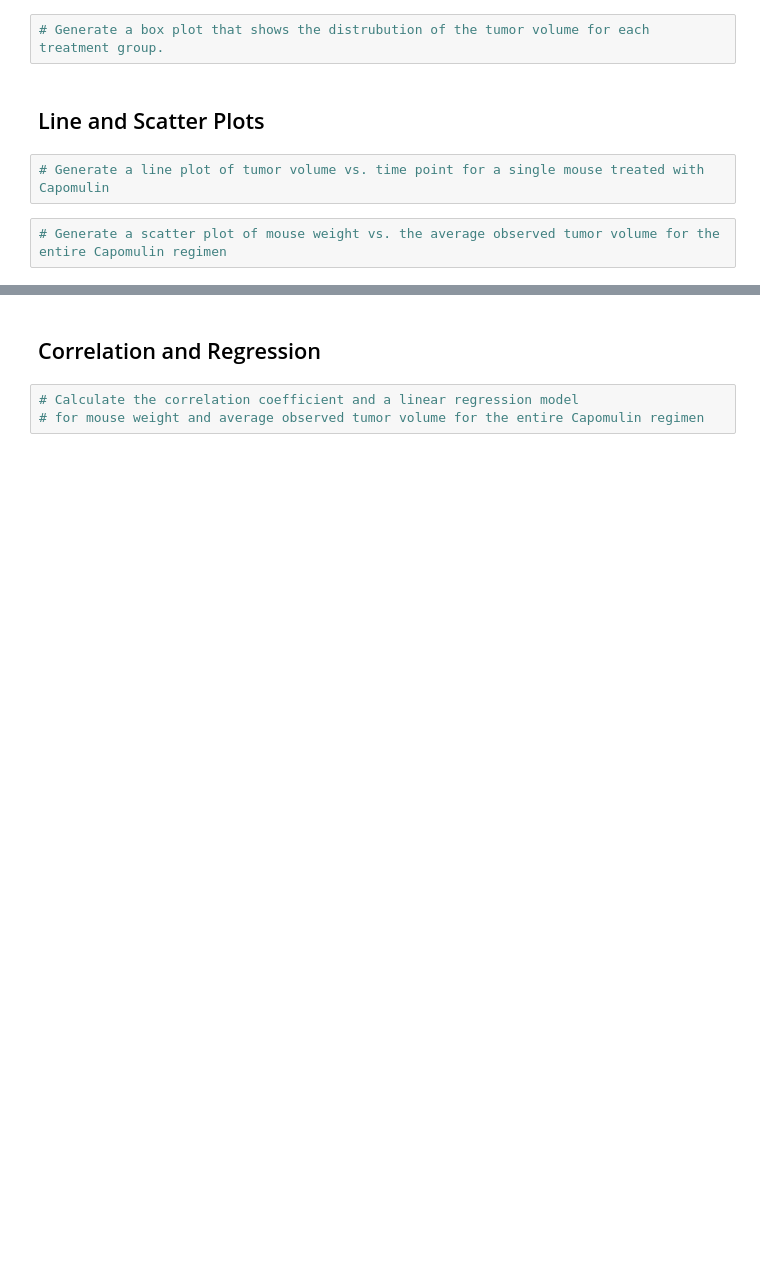
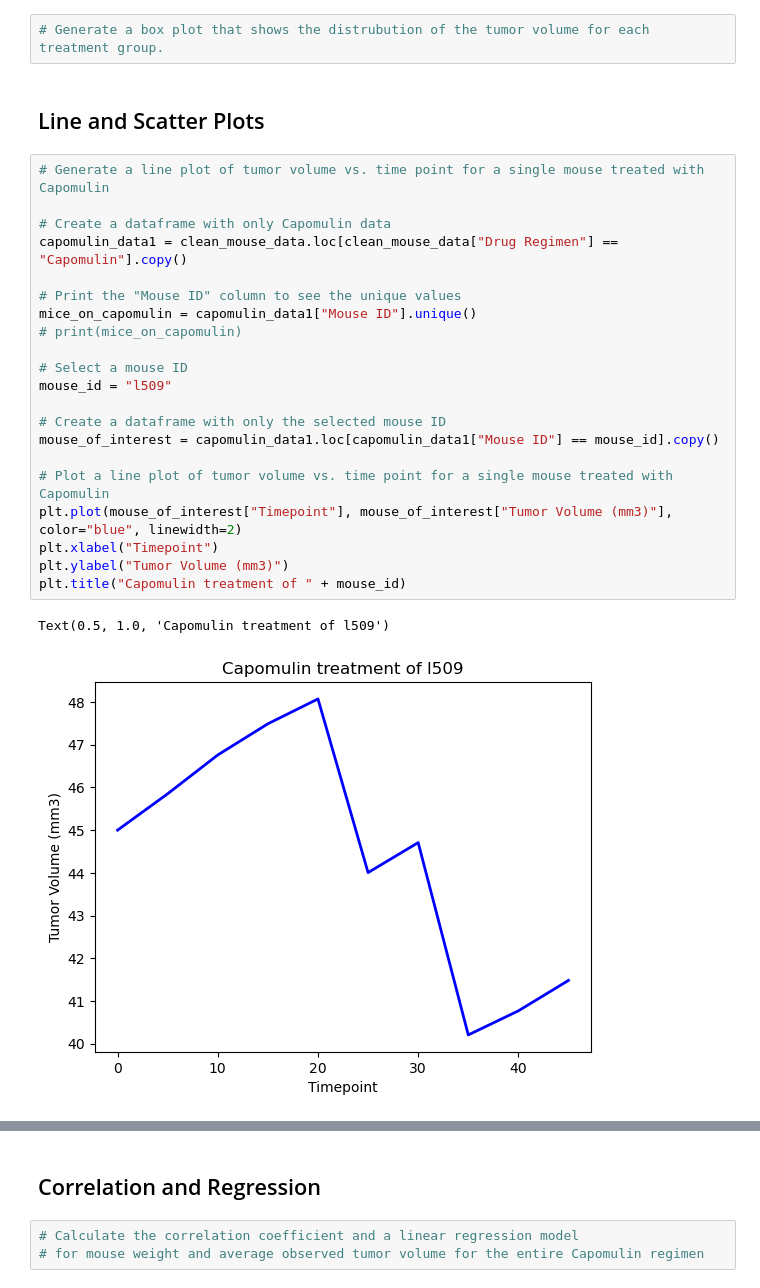
Before and after one commit to sarsteg/Pymaceuticals, a Jupyter notebook: pymaceuticals_analysis.ipynb, the cells around one changed output, grey strips where cells are left out. Drawn from its saved outputs; the diff is of its cells as text; blank space fills up the shorter version.

Commit message:
line graphs completed

```diff
--- a/pymaceuticals_analysis.ipynb
+++ b/pymaceuticals_analysis.ipynb
@@ -264,7 +304,27 @@ plt.show()
 # Generate a box plot that shows the distrubution of the tumor volume for each treatment group.
 # %% [markdown]
 ## Line and Scatter Plots
-# %%
-# Generate a line plot of tumor volume vs. time point for a single mouse treated with Capomulin
-# %%
-# Generate a scatter plot of mouse weight vs. the average observed tumor volume for the entire Capomulin regimen
+# %%
+# Generate a line plot of tumor volume vs. time point for a single mouse treated with Capomulin
+
+# Create a dataframe with only Capomulin data
+capomulin_data1 = clean_mouse_data.loc[clean_mouse_data["Drug Regimen"] == "Capomulin"].copy()
+
+# Print the "Mouse ID" column to see the unique values
+mice_on_capomulin = capomulin_data1["Mouse ID"].unique()
+# print(mice_on_capomulin)
+
+# Select a mouse ID
+mouse_id = "l509"
+
+# Create a dataframe with only the selected mouse ID
+mouse_of_interest = capomulin_data1.loc[capomulin_data1["Mouse ID"] == mouse_id].copy()
+
+# Plot a line plot of tumor volume vs. time point for a single mouse treated with Capomulin
+plt.plot(mouse_of_interest["Timepoint"], mouse_of_interest["Tumor Volume (mm3)"], color="blue", linewidth=2)
+plt.xlabel("Timepoint")
+plt.ylabel("Tumor Volume (mm3)")
+plt.title("Capomulin treatment of " + mouse_id)
+# %% [output]
+Text(0.5, 1.0, 'Capomulin treatment of l509')
+[figure, added]
```
Also changed, not shown: parts of 4 cells of this notebook, 4 other files.
